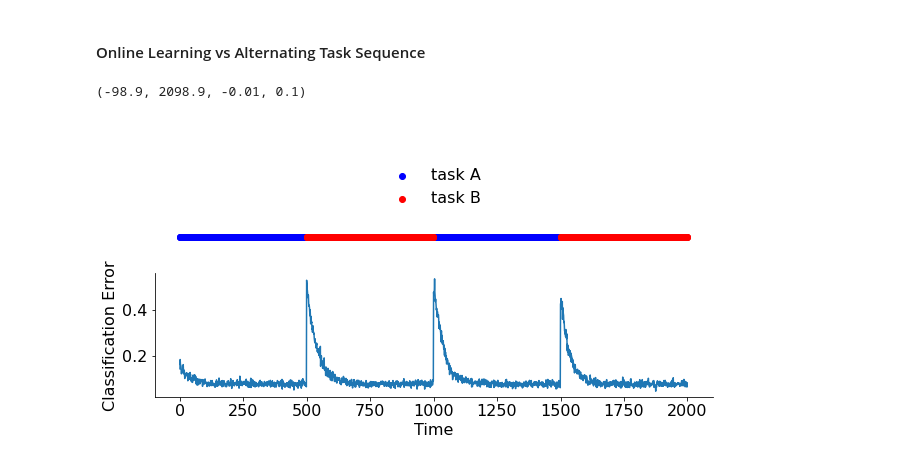
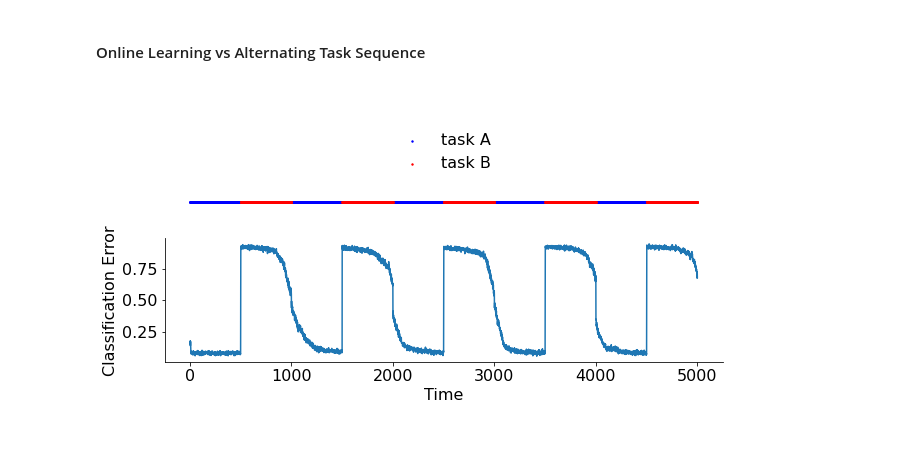
Before and after one commit to neurodata/ProL, a Jupyter notebook: notebooks/2-alternating-sequence.ipynb, the cells around one changed output. Drawn from its saved outputs; the diff is of its cells as text; code cells hidden in the pictures.

```diff
--- a/notebooks/2-alternating-sequence.ipynb
+++ b/notebooks/2-alternating-sequence.ipynb
@@ -67,40 +66,68 @@ def batch_sample_from_task_sequence(n, t, N=20, d=2, seed=1996):
     return X, Y
 # %%
 N = 500
-T = 2000
+T = 5000
 n_test = 1000
 
 w = np.array([1, 0]) # initialize
 error = []
 for t in range(1, T):
     x, y = online_sample_from_task_sequence(t, N)
-    lr = 0.01
-    w = w + lr * x * y
-    w = w / np.linalg.norm(w)
 
     X_test, Y_test = batch_sample_from_task_sequence(n_test, t, N)
     Y_hat = np.sign(X_test @ w)
     error.append(np.mean(Y_test != Y_hat))
+
+    # online gradient descent algorithm
+    lr = 0.01
+    w = w + lr * x * y
+    w = w / np.linalg.norm(w)
+# %%
+N = 500
+T = 5000
+n_test = 1000
+
+w = np.array([1, 0]) # initialize
+X_train = np.empty((0, 2))
+Y_train = np.empty((0,))
+error = []
+for t in range(1, T):
+    x, y = online_sample_from_task_sequence(t, N)
+
+    X_test, Y_test = batch_sample_from_task_sequence(n_test, t, N)
+    Y_hat = np.sign(X_test @ w)
+    error.append(np.mean(Y_test != Y_hat))
+
+    # follow the leader algorithm
+    X_train = np.concatenate((X_train, x.reshape(1, 2)), axis=0)
+    Y_train = np.append(Y_train, y)
+    if len(Y_train[Y_train==-1]) >=2 and len(Y_train[Y_train==-1]) >=2:
+        m_0 = np.mean(X_train[Y_train==-1], axis=0)
+        m_1 = np.mean(X_train[Y_train==1], axis=0)
+        S_0 = np.cov(np.array(X_train[Y_train==-1]),rowvar=False)
+        S_1 = np.cov(np.array(X_train[Y_train==1]), rowvar=False)
+        w = np.linalg.pinv(S_0 + S_1) @ (m_1 - m_0)
+        w = w / np.linalg.norm(w)
 # %%
 fig, axes = plt.subplots(2, 1, figsize=(10,5))
 ax = axes[1]
 ax.plot(np.arange(1, T), error)
 ax.set_ylabel("Classification Error")
 ax.set_xlabel("Time")
 ax.spines[['right', 'top']].set_visible(False)
 
 ax = axes[0]
 taskA, taskB = [], []
 for t in range(1, T):
     if (t // N) % 2 == 0:
         taskA.append(t)
     else:
         taskB.append(t)
-ax.scatter(taskA, np.zeros(len(taskA)), c='b')
-ax.scatter(taskB, np.zeros(len(taskB)), c='r')
+ax.scatter(taskA, np.zeros(len(taskA)), c='b',s=2)
+ax.scatter(taskB, np.zeros(len(taskB)), c='r',s=2)
 ax.set_ylim([-0.01, 0.1])
 ax.legend(["task A", "task B"], loc=10, frameon=False)
 ax.axis('off')
+plt.show()
 # %% [output]
-(-98.9, 2098.9, -0.01, 0.1)
-[figure, old version]
+[figure, new version]
```
Also changed, not shown: parts of 2 cells of this notebook.
